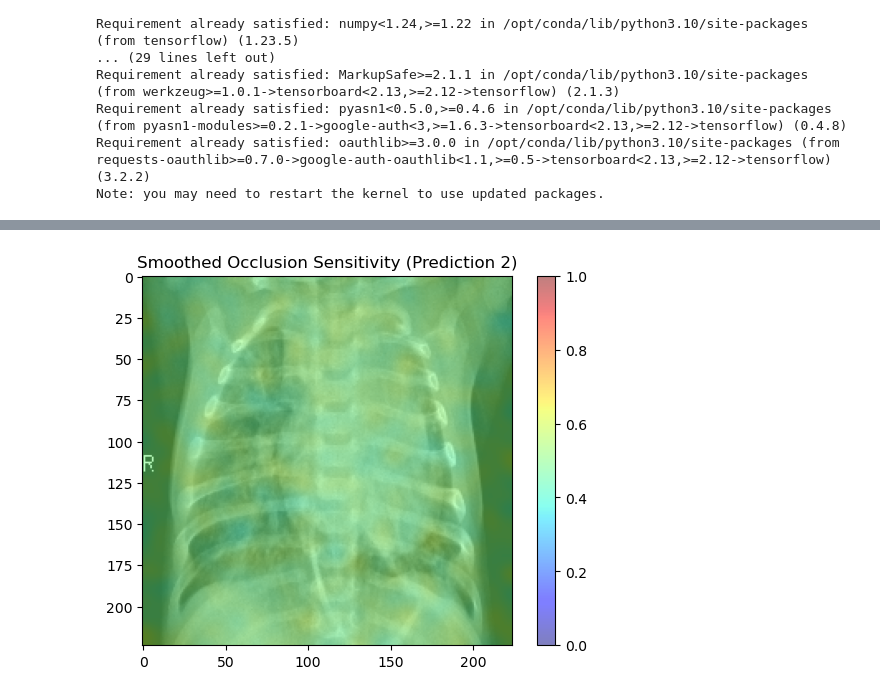
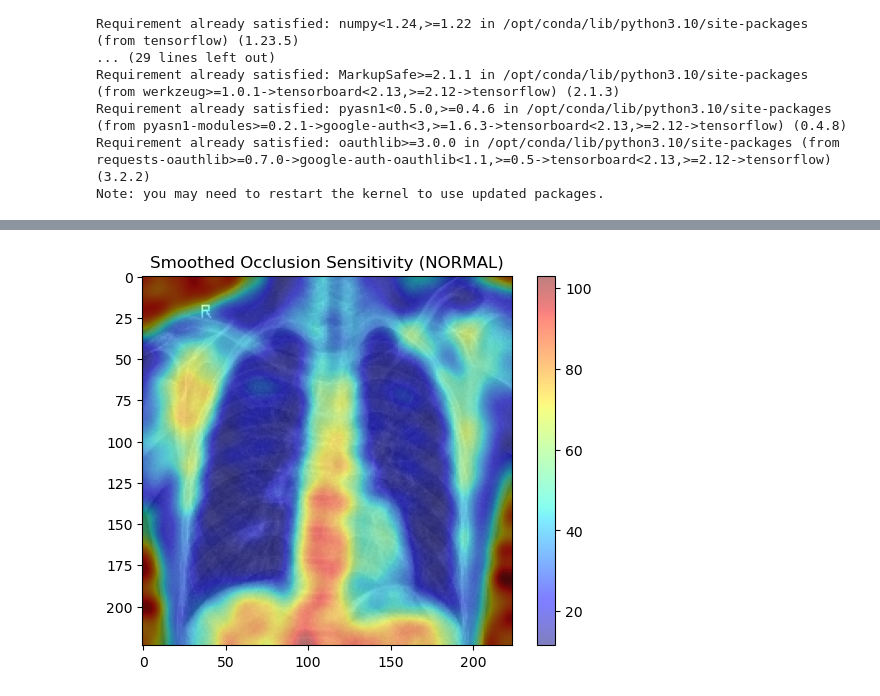
Before and after one commit to s444hi/asdrp, a Jupyter notebook: occlusion-test.ipynb, the cells around one changed output, grey strips where cells are left out. Drawn from its saved outputs; the diff is of its cells as text; code cells hidden in the pictures.

Commit message:
occlusion test | ver5

```diff
--- a/occlusion-test.ipynb
+++ b/occlusion-test.ipynb
@@ -145,24 +145,36 @@ base_model = VGG16(weights='imagenet')
 model = Model(inputs=base_model.input, outputs=base_model.get_layer('block5_conv3').output)  # Adjust as needed
 
 # Load and preprocess your image
-img_path = '/kaggle/input/chest-xray-pneumonia/chest_xray/test/PNEUMONIA/person100_bacteria_475.jpeg'
+img_path = '/kaggle/input/chest-xray-pneumonia/chest_xray/test/NORMAL/IM-0011-0001-0001.jpeg'
 img = load_img(img_path, target_size=(224, 224))
 img_array = img_to_array(img)
 img_array = preprocess_input(img_array)
 
-YPred = 'Prediction 2'
+YPred = 'NORMAL'
 
-def occlusion_sensitivity(model, image, y_pred):
-    sensitivity_map = np.random.rand(image.shape[0], image.shape[1])  # Random sensitivity map
+# Assuming you have a mask of pneumonia regions, you can create the mask like this:
+pneumonia_mask = ...  # Your pneumonia mask here
+
+def occlusion_sensitivity(model, image, y_pred, mask):
+    occluded_image = image.copy()
+    occluded_image[mask] = 0  # Set the masked regions to zero
+
+    # Calculate the Euclidean distance sensitivity map
+    sensitivity_map = np.linalg.norm(image - occluded_image, axis=-1)
+
     smoothed_map = gaussian_filter(sensitivity_map, sigma=5)  # Apply Gaussian smoothing with sigma=5
     return smoothed_map
 
-# Calculate occlusion sensitivity
-map = occlusion_sensitivity(model, img_array, YPred)
+# Calculate occlusion sensitivity using the pneumonia mask
+# You need to create or load the pneumonia mask based on your dataset
+# For the sake of example, let's assume you have a mask that matches the image size
+pneumonia_mask = np.random.rand(img_array.shape[0], img_array.shape[1]) < 0.5  # Example random mask
+
+sensitivity_map = occlusion_sensitivity(model, img_array, YPred, pneumonia_mask)
 
 # Display the original image and the overlay
 plt.imshow(img)
-plt.imshow(map, alpha=0.5, cmap='jet', vmin=0, vmax=1)  # Set appropriate vmin and vmax
+plt.imshow(sensitivity_map, alpha=0.5, cmap='jet', vmin=sensitivity_map.min(), vmax=sensitivity_map.max())
 plt.colorbar()
 
 plt.title("Smoothed Occlusion Sensitivity ({})".format(YPred))
@@ -173 +185 @@ Downloading data from https://storage.googleapis.com/tensorflow/keras-applicatio
-[figure, old version]
+[figure, new version]
```
Also changed, not shown: parts of 2 cells of this notebook.
